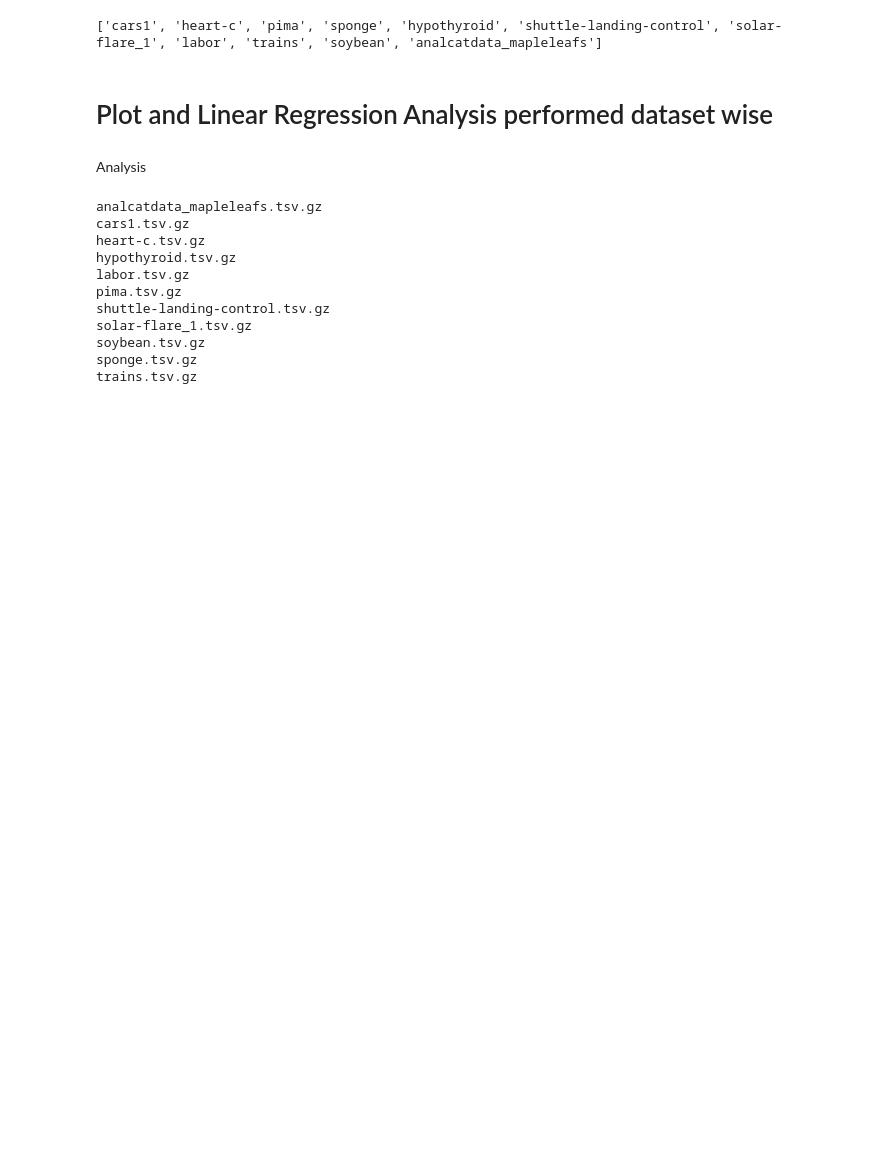
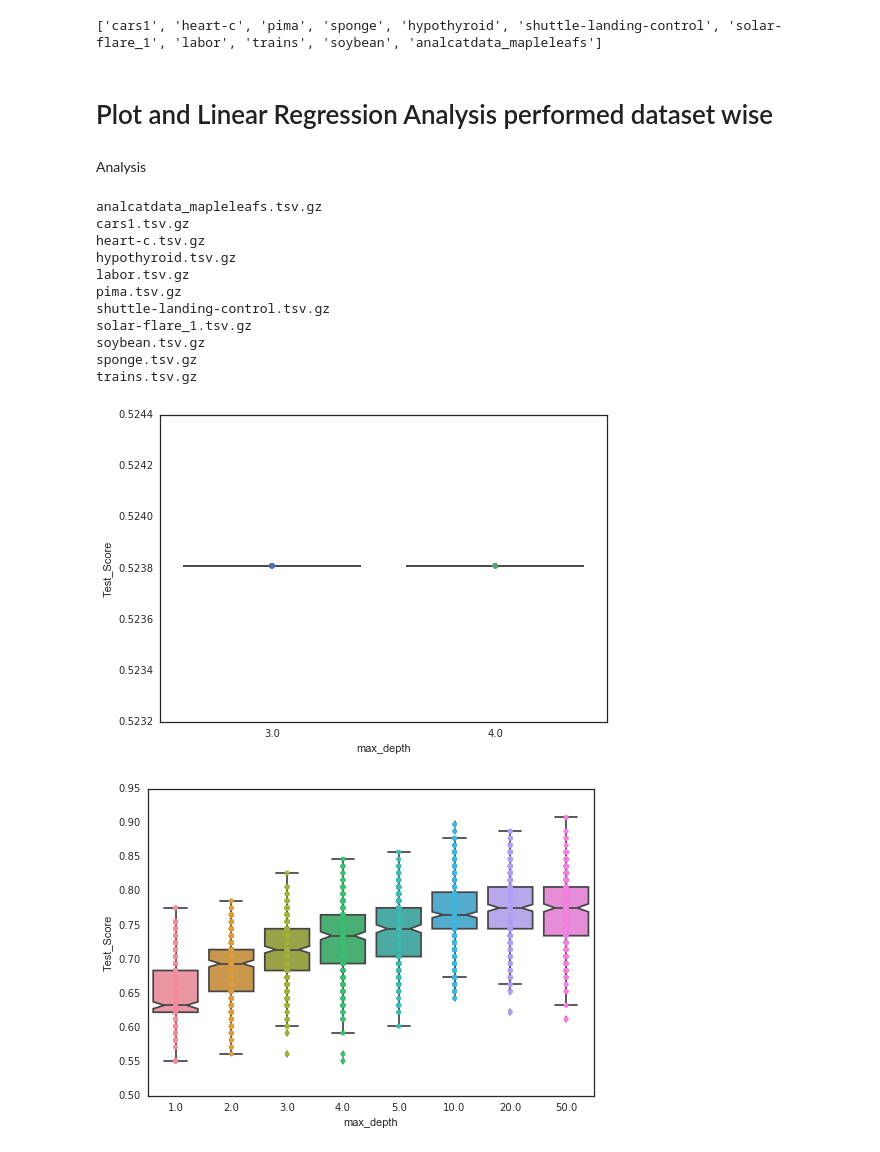
Before and after one commit to rhiever/sklearn-benchmarks, a Jupyter notebook: Analyses/DecisionTreeClassifier_Analysis .ipynb, the cells around one changed output. Saved outputs shown, nothing was run; the diff lists cells and outputs as text; code cells hidden in the pictures; blank space fills up the shorter version.

```diff
--- a/Analyses/DecisionTreeClassifier_Analysis .ipynb
+++ b/Analyses/DecisionTreeClassifier_Analysis .ipynb
@@ -219,28 +219,32 @@ Analysis
 # %%
 # Loop through the entire files in the folder, open then and run the codes....
 
 indir = '../Cleaned_Method_Wise_Data/DecisionTreeClassifier_cleaned/'
 for root, dirs, filenames in os.walk(indir):
-     for Dataset_Cleaned_Data in filenames:
-        print(Dataset_Cleaned_Data)
+     for f in filenames:
+        print(f)
         #Dataset_Cleaned_Data = open(indir + Dataset_Cleaned_Data, 'r')
-        with open(indir + Dataset_Cleaned_Data, encoding='latin-1') as text_file:
-            #for lines in text_file:
-            Dataset_Cleaned_Data = text_file.read()
-            #print(Dataset_Cleaned_Data)
-
-            #sns.boxplot(data=Dataset_Cleaned_Data, x='max_depth', y='Test_Score', notch='T')
-        #sns.stripplot(x="max_depth", y="Test_Score", data=Dataset_Cleaned_Data)
-        #lm = smf.ols(formula='Test_Score ~ max_depth + max_features + criterion', data=Dataset_Cleaned_Data).fit()
+        #Dataset_Cleaned_Data =pd.read_csv(indir + f, sep='/t')
+        Dataset_Cleaned_Data = pd.read_pickle(indir+f)
+        #with open(indir + Dataset_Cleaned_Data, encoding='latin-1') as text_file:
+        #for lines in text_file:
+        #Dataset_Cleaned_Data = text_file.read()
+        #print(Dataset_Cleaned_Data)
+        plt.figure()
+        sns.boxplot(data=Dataset_Cleaned_Data, x='max_depth', y='Test_Score', notch='T')
+        sns.stripplot(x="max_depth", y="Test_Score", data=Dataset_Cleaned_Data)
+        lm = smf.ols(formula='Test_Score ~ max_depth + max_features + criterion', data=Dataset_Cleaned_Data).fit()
 # %% [output]
 analcatdata_mapleleafs.tsv.gz
 cars1.tsv.gz
 heart-c.tsv.gz
 hypothyroid.tsv.gz
 labor.tsv.gz
 pima.tsv.gz
 shuttle-landing-control.tsv.gz
 solar-flare_1.tsv.gz
 soybean.tsv.gz
 sponge.tsv.gz
 trains.tsv.gz
+[figure, added]
+[figure, added]
```
Also changed, not shown: parts of 1 cell of this notebook, 19 other files.
